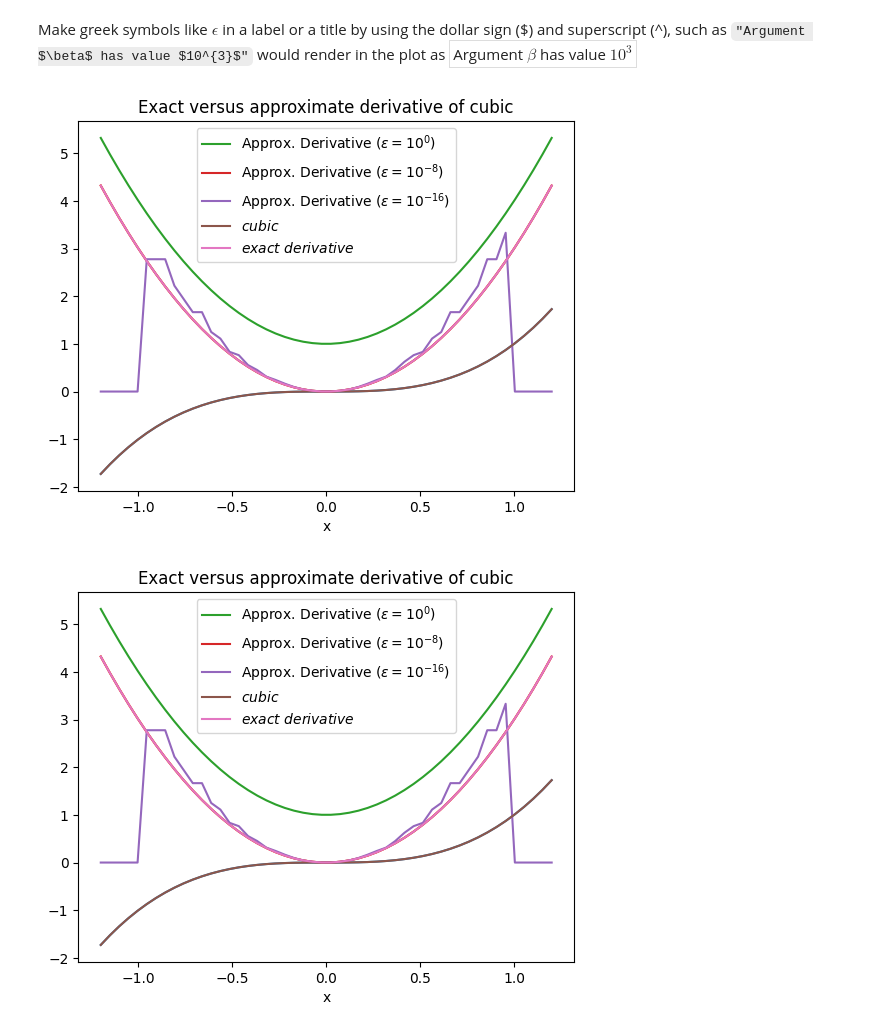
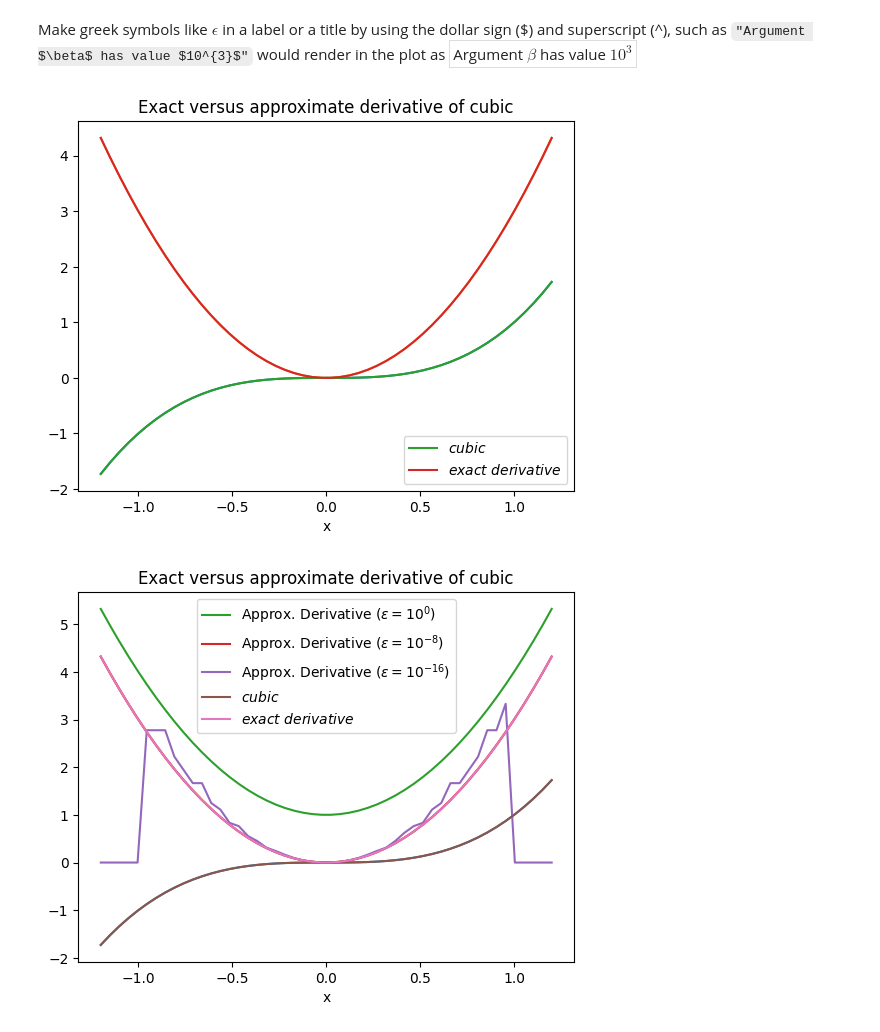
Before and after one commit to yuzuryuu/COMP432, a Jupyter notebook: lab_week2_plotting_exercises.ipynb, the cells around one changed output. Saved outputs shown, nothing was run; the diff lists cells and outputs as text; code cells hidden in the pictures.

```diff
--- a/lab_week2_plotting_exercises.ipynb
+++ b/lab_week2_plotting_exercises.ipynb
@@ -125,27 +125,24 @@ Make greek symbols like $\epsilon$ in a label or a title by using the dollar sig
 # %%
 # Your code here. Aim for 8-12 lines.
 
 # plot the f and f_exact functions over range  𝑥∈[−1.2,1.2]
 x = np.linspace(-1.2, 1.2)
 
 plt.plot(x, f(x))
 plt.plot(x, df_exact(x))
 epsilon_values = [1, 10 ** -8, 10 ** -16]
-for epsilon in epsilon_values:
-    approx_derivative = approx_derivative_of(f, epsilon)
-    plt.plot(x, approx_derivative(x), label=f"Approx. Derivative ($\\epsilon=10^{{{int(np.log10(epsilon))}}}$)")
 
 # Labels
 plt.plot(x, f(x), label="$cubic$")
 plt.plot(x, df_exact(x), label="$exact$ $derivative$")
 # set the x-axis label
 plt.xlabel("x")
 plt.legend()
 
 # add a title
 plt.title("Exact versus approximate derivative of cubic");
 # %% [output]
-[figure, old version]
+[figure, new version]
 # %%
 # plot the f and f_exact functions over range  𝑥∈[−1.2,1.2]
 x = np.linspace(-1.2, 1.2)
```
